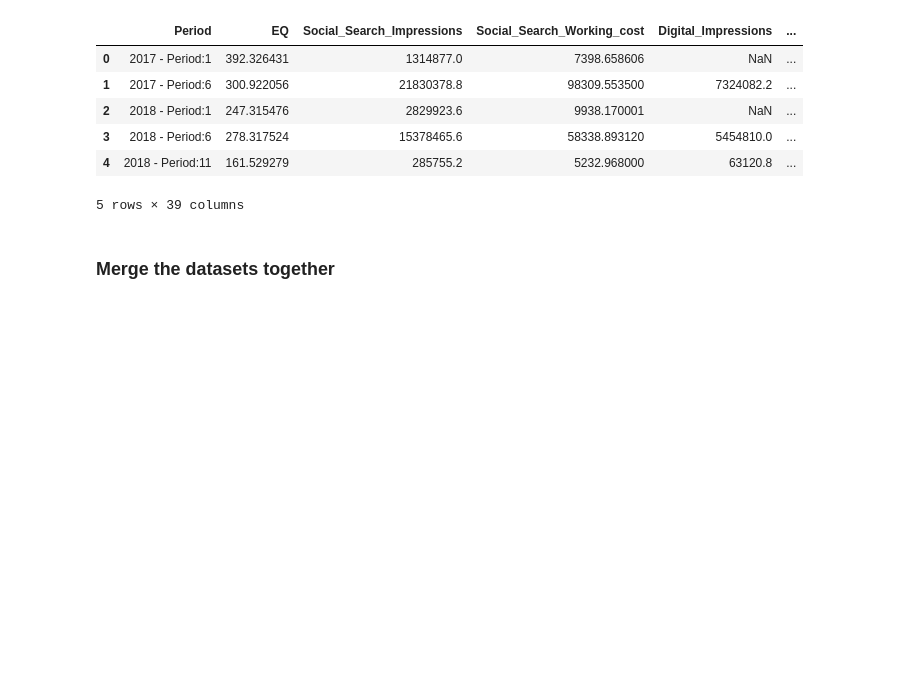
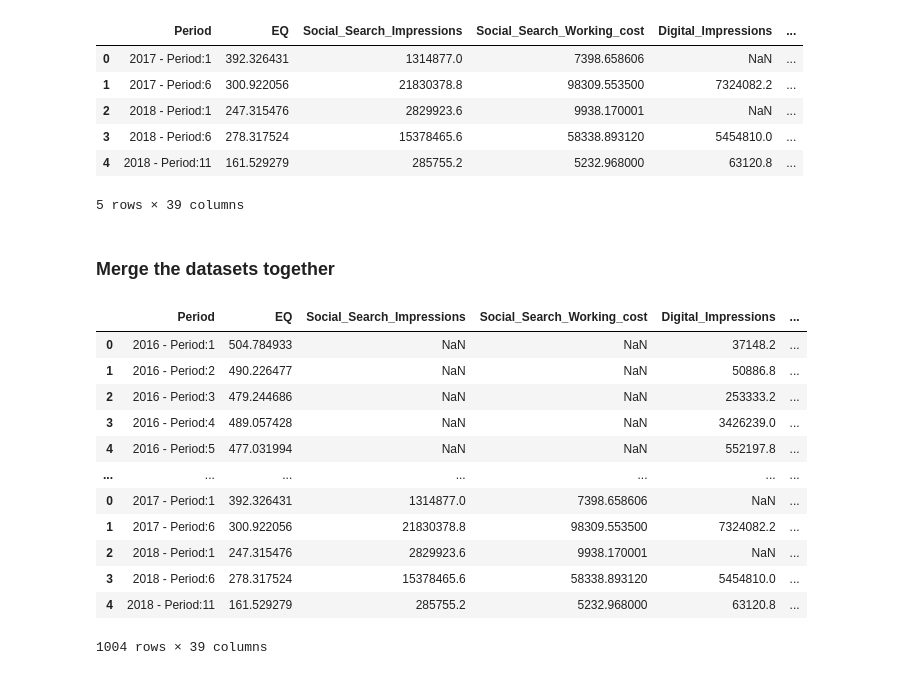
Before and after one commit to Edna722/Atote-Sales-Parctice-Tool-Analysis2, a Jupyter notebook: Sales Notebook.ipynb, the cells around one changed output. Cells and saved outputs as stored; diff of their text form; code cells hidden in the pictures; blank space fills up the shorter version.

```diff
--- a/Sales Notebook.ipynb
+++ b/Sales Notebook.ipynb
@@ -7,7 +7,7 @@ import seaborn as sns
 import matplotlib.pyplot as plt
 %matplotlib inline
 # %%
-data_1 = pd.read_csv(r"C:\Users\wanji\Desktop\Sales tool 2\Sales-Tool-Analysis2\TrainingData.csv")
+data_1 = pd.read_csv(r"C:\Users\wanji\Desktop\Sales tool 2\Sales-Tool-Analysis2\Datasets\TrainingData.csv")
 data_1
 # %% [output]
 |  | Period | EQ | Social_Search_Impressions | Social_Search_Working_cost | Digital_Impressions | ... |
@@ -24,7 +24,7 @@ data_1
 | 998 | NaN | NaN | NaN | NaN | NaN | ... |
 999 rows × 39 columns
 # %%
-data_2 = pd.read_csv(r"C:\Users\wanji\Desktop\Sales tool 2\Sales-Tool-Analysis2\TestData.csv")
+data_2 = pd.read_csv(r"C:\Users\wanji\Desktop\Sales tool 2\Sales-Tool-Analysis2\Datasets\TestData.csv")
 data_2
 # %% [output]
 |  | Period | EQ | Social_Search_Impressions | Social_Search_Working_cost | Digital_Impressions | ... |
@@ -36,3 +36,20 @@ data_2
 5 rows × 39 columns
 # %% [markdown]
 ###  Merge the datasets together
+# %%
+sales_data = pd.concat([data_1, data_2])
+sales_data
+# %% [output]
+|  | Period | EQ | Social_Search_Impressions | Social_Search_Working_cost | Digital_Impressions | ... |
+| 0 | 2016 - Period:1 | 504.784933 | NaN | NaN | 37148.2 | ... |
+| 1 | 2016 - Period:2 | 490.226477 | NaN | NaN | 50886.8 | ... |
+| 2 | 2016 - Period:3 | 479.244686 | NaN | NaN | 253333.2 | ... |
+| 3 | 2016 - Period:4 | 489.057428 | NaN | NaN | 3426239.0 | ... |
+| 4 | 2016 - Period:5 | 477.031994 | NaN | NaN | 552197.8 | ... |
+| ... | ... | ... | ... | ... | ... | ... |
+| 0 | 2017 - Period:1 | 392.326431 | 1314877.0 | 7398.658606 | NaN | ... |
+| 1 | 2017 - Period:6 | 300.922056 | 21830378.8 | 98309.553500 | 7324082.2 | ... |
+| 2 | 2018 - Period:1 | 247.315476 | 2829923.6 | 9938.170001 | NaN | ... |
+| 3 | 2018 - Period:6 | 278.317524 | 15378465.6 | 58338.893120 | 5454810.0 | ... |
+| 4 | 2018 - Period:11 | 161.529279 | 285755.2 | 5232.968000 | 63120.8 | ... |
+1004 rows × 39 columns
```
Also changed, not shown: parts of 5 cells of this notebook.
